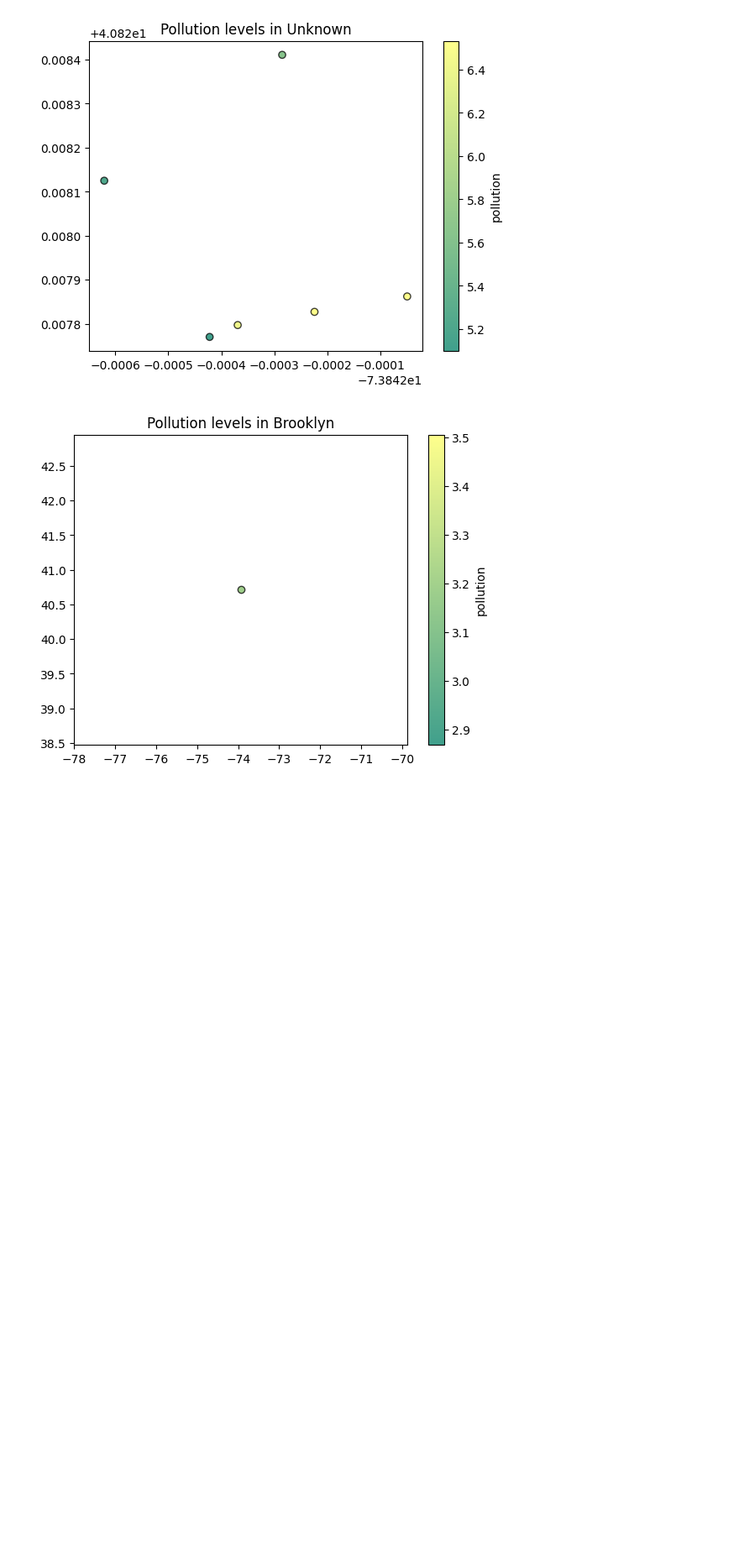
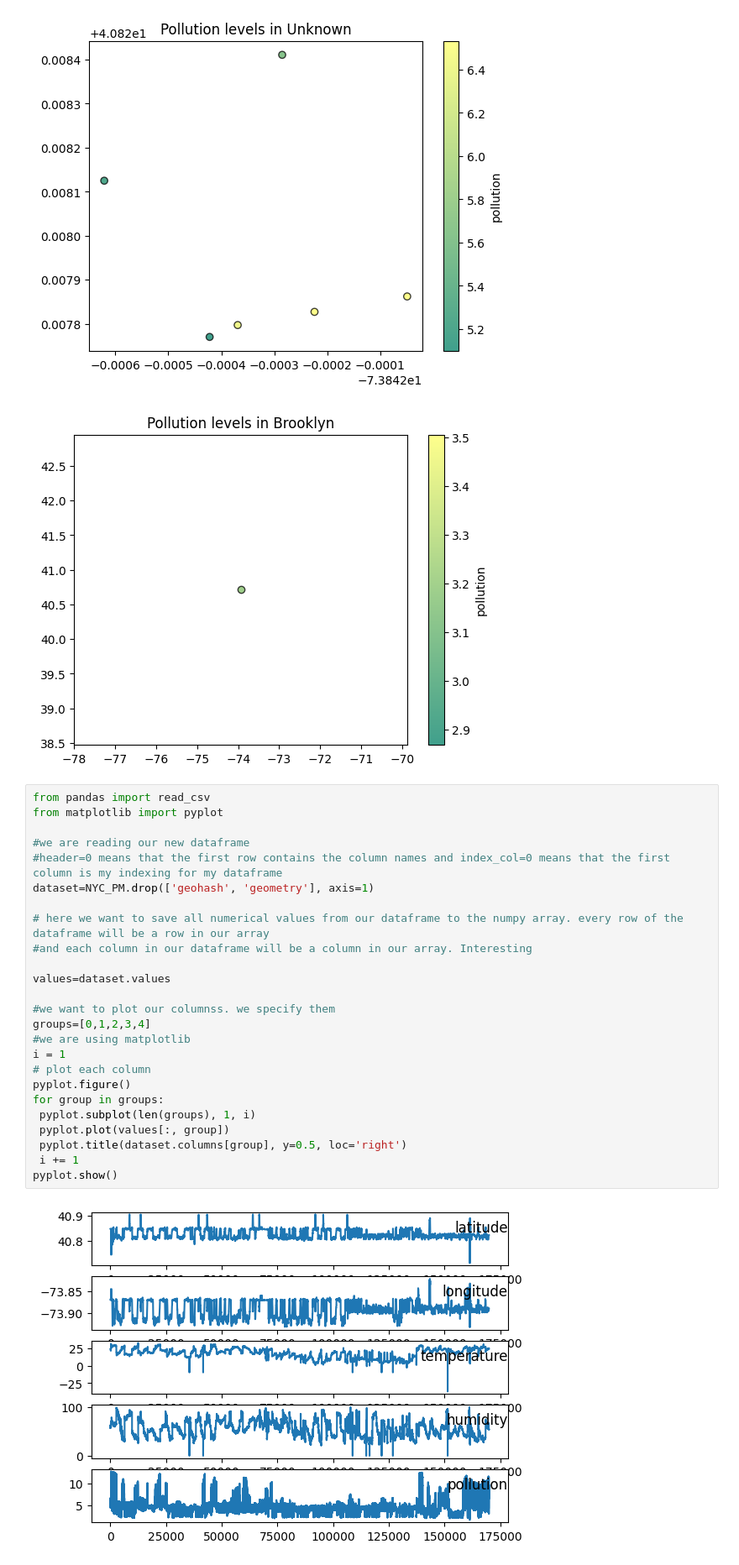
Before and after one commit to Dr-Isam-ALJAWARNEH/ds-project-lstm-forecasting, a Jupyter notebook: Project01_LSTM.ipynb, the cells around one changed output. Shown at 84% size. Saved outputs shown, nothing was run; the diff lists cells and outputs as text; blank space fills up the shorter version.

```diff
--- a/Project01_LSTM.ipynb
+++ b/Project01_LSTM.ipynb
@@ -291,3 +291,30 @@ for area in areas:
 [figure]
 [figure]
 [figure]
+# %%
+from pandas import read_csv
+from matplotlib import pyplot
+
+#we are reading our new dataframe
+#header=0 means that the first row contains the column names and index_col=0 means that the first column is my indexing for my dataframe
+dataset=NYC_PM.drop(['geohash', 'geometry'], axis=1)
+
+# here we want to save all numerical values from our dataframe to the numpy array. every row of the dataframe will be a row in our array
+#and each column in our dataframe will be a column in our array. Interesting
+
+values=dataset.values
+
+#we want to plot our columnss. we specify them
+groups=[0,1,2,3,4]
+#we are using matplotlib
+i = 1
+# plot each column
+pyplot.figure()
+for group in groups:
+ pyplot.subplot(len(groups), 1, i)
+ pyplot.plot(values[:, group])
+ pyplot.title(dataset.columns[group], y=0.5, loc='right')
+ i += 1
+pyplot.show()
+# %% [output]
+[figure, added]
```
Also changed, not shown: parts of 2 cells of this notebook.
